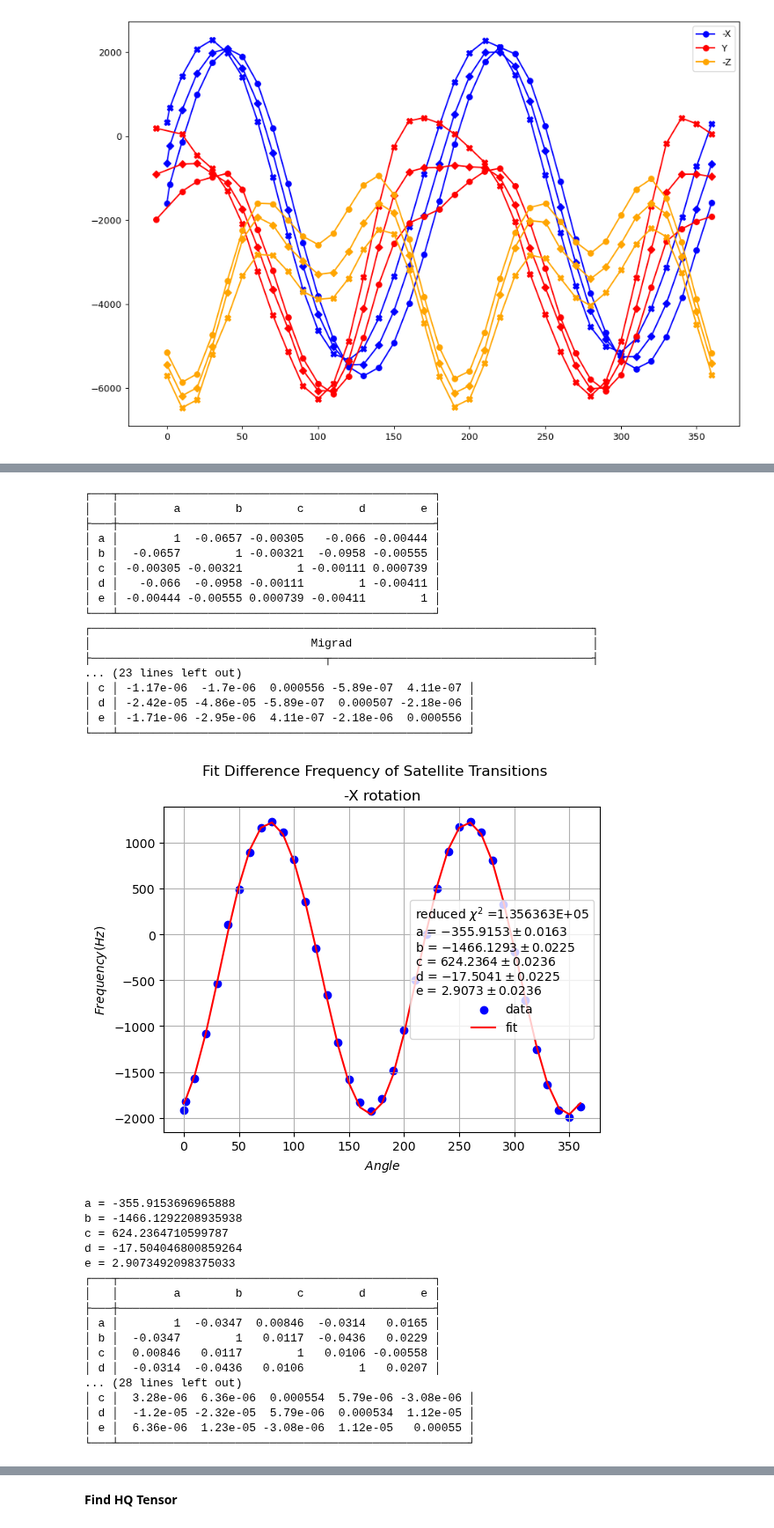
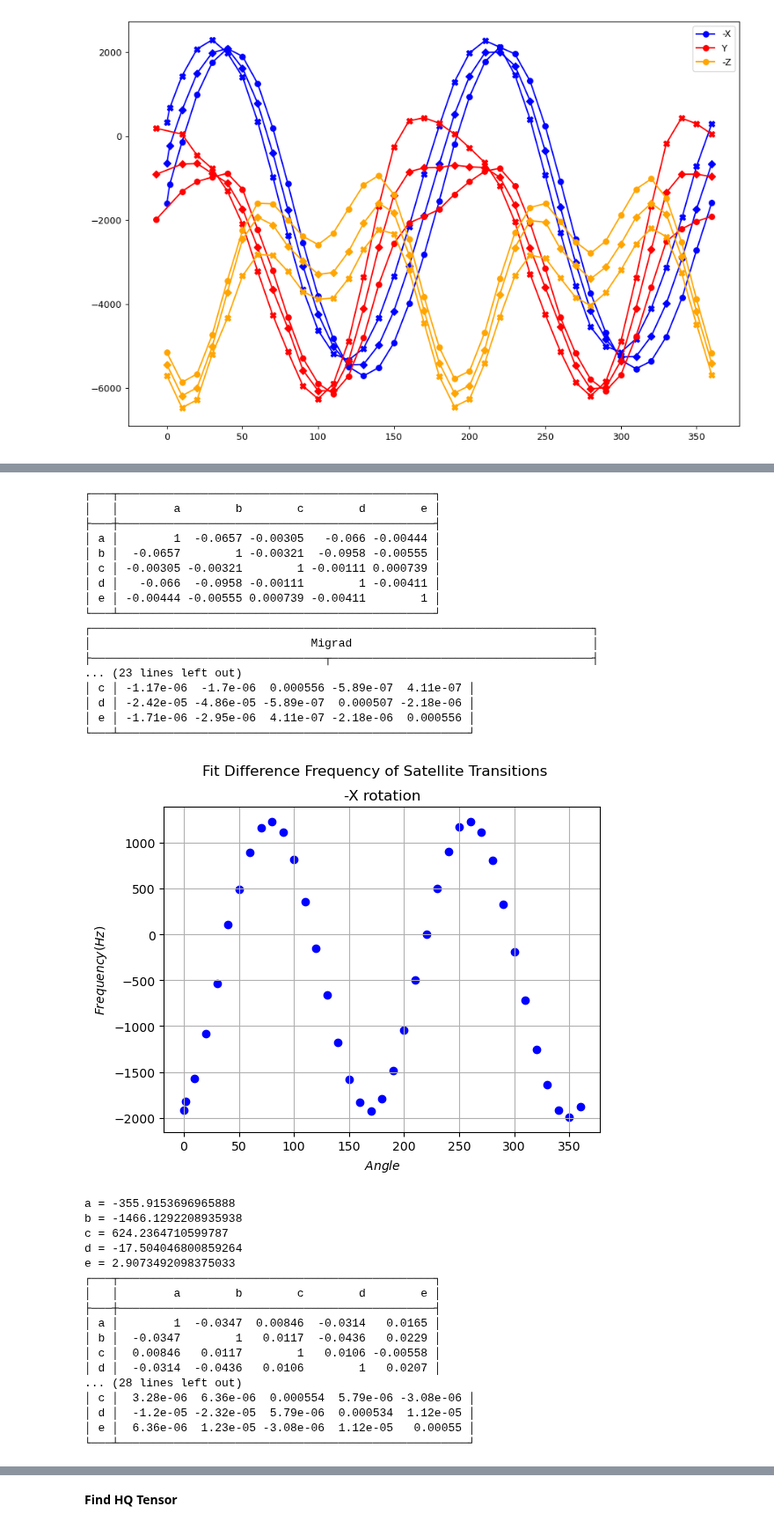
Before and after one commit to AstrobioShiva/Script_project, a Jupyter notebook: NMR_analysis/fitting_(-)HQipc2B_cluster1.ipynb, the cells around one changed output, grey strips where cells are left out. Shown at 88% size. Cells and saved outputs as stored; diff of their text form; code cells hidden in the pictures.

Commit message:
Minor changes related to visuals of plot in visualize peaks

```diff
--- a/NMR_analysis/fitting_(-)HQipc2B_cluster1.ipynb
+++ b/NMR_analysis/fitting_(-)HQipc2B_cluster1.ipynb
@@ -81,7 +81,7 @@ for i in range(3):
     m_s[i] = Minuit(least_squares, a = 1, b = 1, c= 1, d = 0, e = 1).migrad()
     # m[i] = m[i].scan(ncall = 50)
 
-    # m[i].migrad()  # finds minimum of least_squares function
+    m_s[i].migrad()  # finds minimum of least_squares function
     m_s[i].hesse()   # accurately computes uncertainties
 
     fit_info = [
@@ -96,9 +96,12 @@ for i in range(3):
     print(corr_mat)
     print('Chi square:', m_s[i].fval)
     print(m_s[i].migrad())
+
     # plt.imshow(corr_mat, cmap='coolwarm')
 
     # draw data and fitted line
+    # m_s[i].draw_mnmatrix("a", "e", cl=(0.68, 0.9, 0.99));
+    # plt.show()
     plt.scatter(df[i].Angle, freq_sum[i], label="data", color = 'blue')
     plt.plot(df[i].Angle, fourier5(df[i].Angle, *m_s[i].values), label="fit", color = 'red')
     plt.xlabel(r'$Angle$')
@@ -200,37 +203,37 @@ for i in range(3):
 
     # draw data and fitted line
     plt.scatter(df[i].Angle, freq_diff[i], label="data", color = 'blue')
-    plt.plot(df[i].Angle, fourier5(df[i].Angle, *m_d[i].values), label="fit", color = 'red')
+    # plt.plot(df[i].Angle, fourier5(df[i].Angle, *m_d[i].values), label="fit", color = 'red')
     plt.xlabel(r'$Angle$')
     plt.ylabel(r'$Frequency (Hz)$')
     # Title
     plt.suptitle('Fit Difference Frequency of Satellite Transitions')
     plt.title(titles[i])
-    plt.legend(title="\n".join(fit_info))
+    # plt.legend(title="\n".join(fit_info))
     plt.grid()
     plt.show()
 
     for key, value in zip(m_d[i].parameters, m_d[i].values):
         print(f"{key} = {value}")
 # %% [output]
 ┌───┬──────────────────────────────────────────────┐
 │   │        a        b        c        d        e │
 ├───┼──────────────────────────────────────────────┤
 │ a │        1  -0.0657 -0.00305   -0.066 -0.00444 │
 │ b │  -0.0657        1 -0.00321  -0.0958 -0.00555 │
 │ c │ -0.00305 -0.00321        1 -0.00111 0.000739 │
 │ d │   -0.066  -0.0958 -0.00111        1 -0.00411 │
 │ e │ -0.00444 -0.00555 0.000739 -0.00411        1 │
 └───┴──────────────────────────────────────────────┘
 ┌─────────────────────────────────────────────────────────────────────────┐
 │                                Migrad                                   │
 ├──────────────────────────────────┬──────────────────────────────────────┤
 ... (23 lines left out)
 │ c │ -1.17e-06  -1.7e-06  0.000556 -5.89e-07  4.11e-07 │
 │ d │ -2.42e-05 -4.86e-05 -5.89e-07  0.000507 -2.18e-06 │
 │ e │ -1.71e-06 -2.95e-06  4.11e-07 -2.18e-06  0.000556 │
 └───┴───────────────────────────────────────────────────┘
-[figure, old version]
+[figure, new version]
 a = -355.9153696965888
 b = -1466.1292208935938
 c = 624.2364710599787
```
Also changed, not shown: parts of 5 cells of this notebook, 16 other files.
